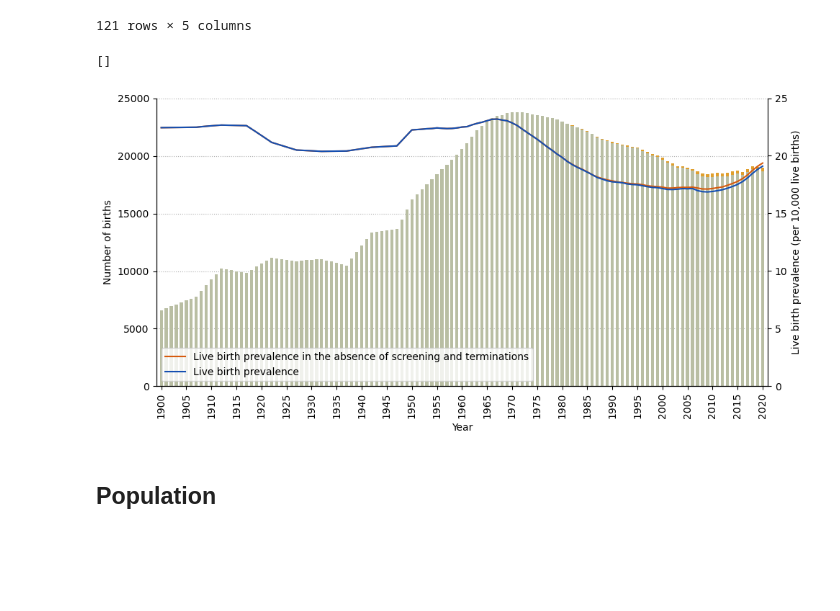
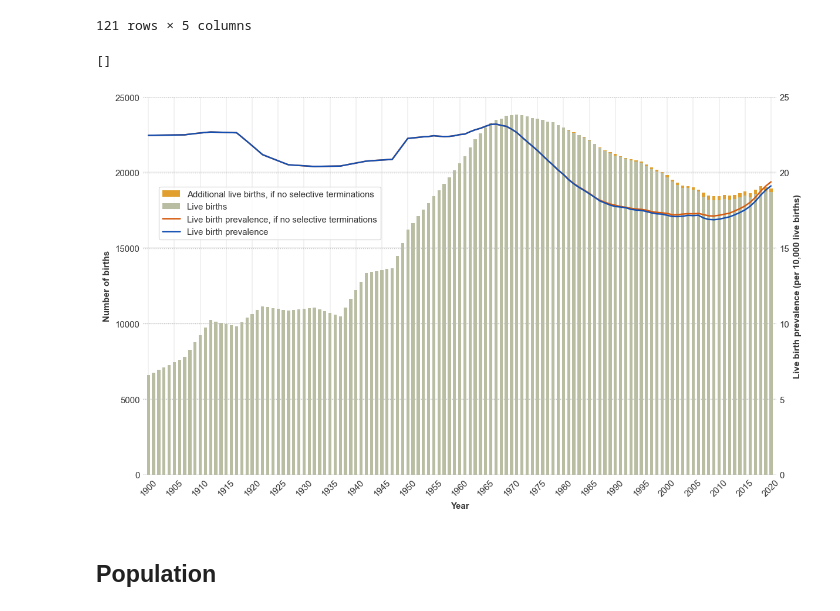
Before and after one commit to frankbuckley/ds-births-populations, a Jupyter notebook: factsheets/latin-america-caribbean/latin-america-factsheet-202512.ipynb, the cells around one changed output. Saved outputs shown, nothing was run; the diff lists cells and outputs as text; code cells hidden in the pictures; blank space fills up the shorter version.

```diff
--- a/factsheets/latin-america-caribbean/latin-america-factsheet-202512.ipynb
+++ b/factsheets/latin-america-caribbean/latin-america-factsheet-202512.ipynb
@@ -1,10 +1,14 @@
 # %% [markdown]
 # Births and populations: Latin America and the Caribbean
 # %%
-import matplotlib
+import matplotlib, os
 import matplotlib.pyplot as plt
 import numpy as np
 import pandas as pd
+
+plt.style.use("../../notebook.mplstyle")
+
+os.makedirs("./output", exist_ok=True)
 # %% [markdown]
 ## Births
 # %%
@@ -25,36 +29,43 @@ births_df
 | 120 | 2020 | 19.101315 | 19.368919 | 18697.996430 | 261.954072 |
 121 rows × 5 columns
 # %%
-fig, ax1 = plt.subplots(figsize=(10, 5))
+fig, ax1 = plt.subplots(figsize=(10, 6))
 
-ax1.bar(births_df['year'], births_df['lb_ds'] + births_df['lb_ds_ns'], color="#e09f2e", label='Births', width=0.6)
-ax1.bar(births_df['year'], births_df['lb_ds'],  color="#b9bea3", label='Births', width=0.6)
+ax1.bar(births_df['year'], births_df['lb_ds'] + births_df['lb_ds_ns'], color="#e09f2e", label='Additional live births, if no selective terminations', width=0.6)
+ax1.bar(births_df['year'], births_df['lb_ds'],  color="#b9bea3", label='Live births', width=0.6)
 ax1.set_ylabel('Number of births')
 ax1.set_xlabel('Year')
 
 ax2 = ax1.twinx()
-ax2.plot(births_df['year'], births_df['lb_prev_ns'], linestyle='-', color="#d65b0e", label='Live birth prevalence in the absence of screening and terminations')
+ax2.plot(births_df['year'], births_df['lb_prev_ns'], linestyle='-', color="#d65b0e", label='Live birth prevalence, if no selective terminations')
 ax2.plot(births_df['year'], births_df['lb_prev'], linestyle='-', color="#154fb1", label='Live birth prevalence')
 ax2.set_ylim(0, 25)
 ax2.set_ylabel('Live birth prevalence (per 10,000 live births)')
 
 for ax in (ax1, ax2):
     ax.spines["top"].set_visible(False)
 
 ax1.set_axisbelow(True)  # so grid is behind bars/lines
 ax1.yaxis.grid(True, which="major", linestyle=":", linewidth=0.8)
 
 ax1.set_xlim(1899, 2021)
 yticks = np.arange(1900, 2025, step=5)
-ax1.set_xticks(yticks, labels=yticks, rotation='vertical')
-plt.legend()
-plt.tight_layout()
-plt.savefig("latin-america-figure-1.pdf", format='pdf')
+ax1.set_xticks(yticks, labels=yticks, rotation=45)
+
+h1, l1 = ax1.get_legend_handles_labels()
+h2, l2 = ax2.get_legend_handles_labels()
+
+fig.legend(h1 + h2, l1 + l2, loc='center left', bbox_to_anchor=(0.077, 0.71))
+
+
+plt.savefig("output/latin-america-figure-1.pdf", format='pdf')
+plt.savefig("output/latin-america-births-1900-2020.svg", format='svg')
+plt.savefig("output/latin-america-births-1900-2020.png", format='png', dpi=300)
 
 plt.plot()
 # %% [output]
 []
-[figure, old version]
+[figure, new version]
 # %% [markdown]
 ## Population
 # %%
```
Also changed, not shown: parts of 1 cell of this notebook, 10 other files.
